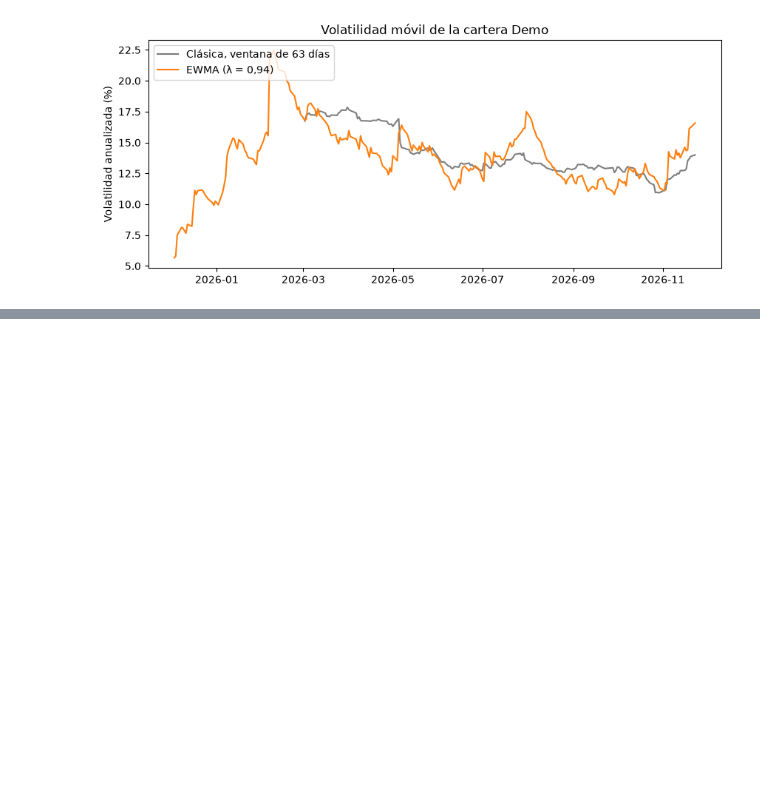
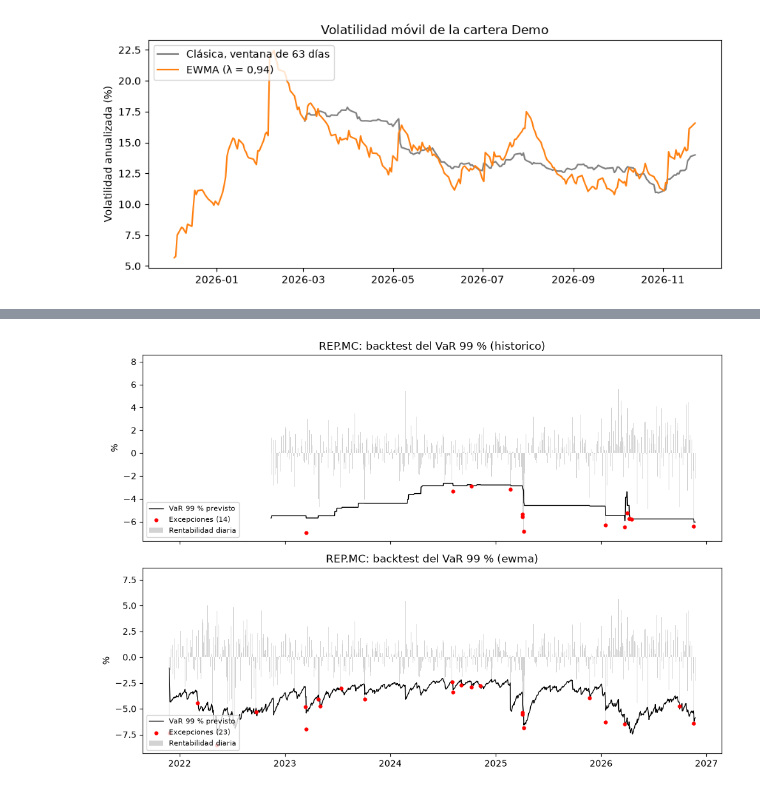
Before and after one commit to marcosortegan/gestor-carteras, a Jupyter notebook: notebooks/riesgo.ipynb, the cells around one changed output, grey strips where cells are left out. Saved outputs shown, nothing was run; the diff lists cells and outputs as text; code cells hidden in the pictures; blank space fills up the shorter version.

Commit message:
Fase 3: VaR y CVaR por tres métodos y backtest con Kupiec

```diff
--- a/notebooks/riesgo.ipynb
+++ b/notebooks/riesgo.ipynb
@@ -69,0 +153,20 @@ fig.savefig(CARPETA / "volatilidad.png", dpi=150, bbox_inches="tight")
+# %%
+import matplotlib.pyplot as plt
+from cartera.riesgo import backtest_var, tabla_backtest
+
+
+def grafico_backtest(r, nombre, metodo="historico", ventana=250, ax=None):
+    d = backtest_var(r.dropna(), 0.99, ventana, metodo)
+    exc = d[d["excepcion"]]
+    if ax is None:
+        fig, ax = plt.subplots(figsize=(10, 4))
+    ax.bar(d.index, d["r"] * 100, width=1, color="lightgray", label="Rentabilidad diaria")
+    ax.plot(d.index, -d["var"] * 100, color="black", lw=1, label="VaR 99 % previsto")
+    ax.scatter(exc.index, exc["r"] * 100, color="red", s=12, zorder=3, label=f"Excepciones ({len(exc)})")
+    ax.set_title(f"{nombre}: backtest del VaR 99 % ({metodo})")
+    ax.set_ylabel("%")
+    ax.legend(loc="lower left", fontsize=8)
+    return ax
+# %%
+activos_y_urth = activos.assign(URTH=benchmark)
+tabla_backtest(activos_y_urth)
@@ -69,0 +187,10 @@ fig.savefig(CARPETA / "volatilidad.png", dpi=150, bbox_inches="tight")
+# %%
+nombre = "REP.MC"
+
+fig, axes = plt.subplots(2, 1, figsize=(10, 7), sharex=True)
+grafico_backtest(activos_y_urth[nombre], nombre, "historico", ax=axes[0])
+grafico_backtest(activos_y_urth[nombre], nombre, "ewma", ax=axes[1])
+fig.tight_layout()
+fig.savefig(CARPETA / f"backtest_{nombre}.png", dpi=150, bbox_inches="tight")
+# %% [output]
+[figure, added]
```
Also changed, not shown: parts of 6 cells of this notebook, 4 other files.
